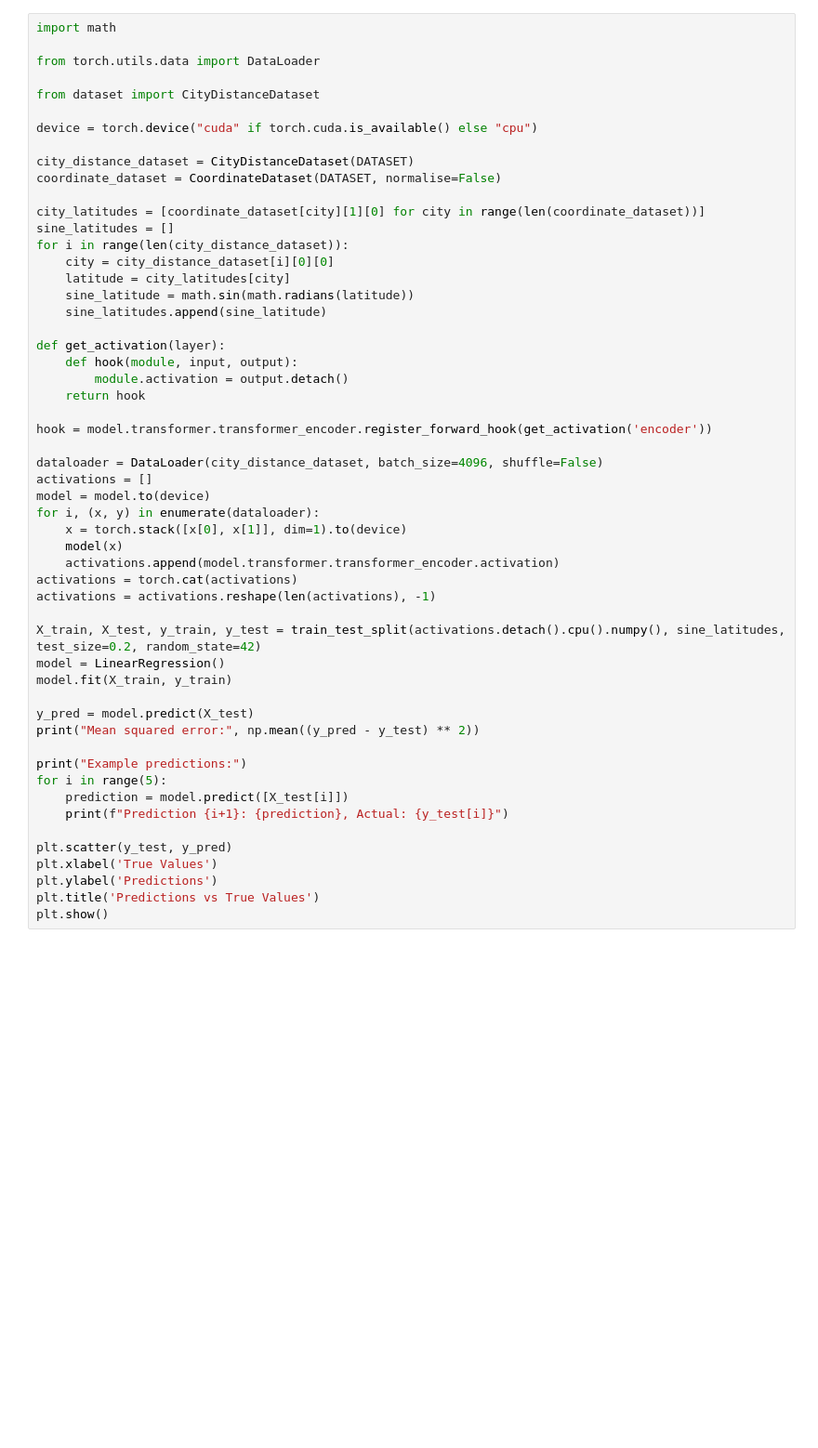
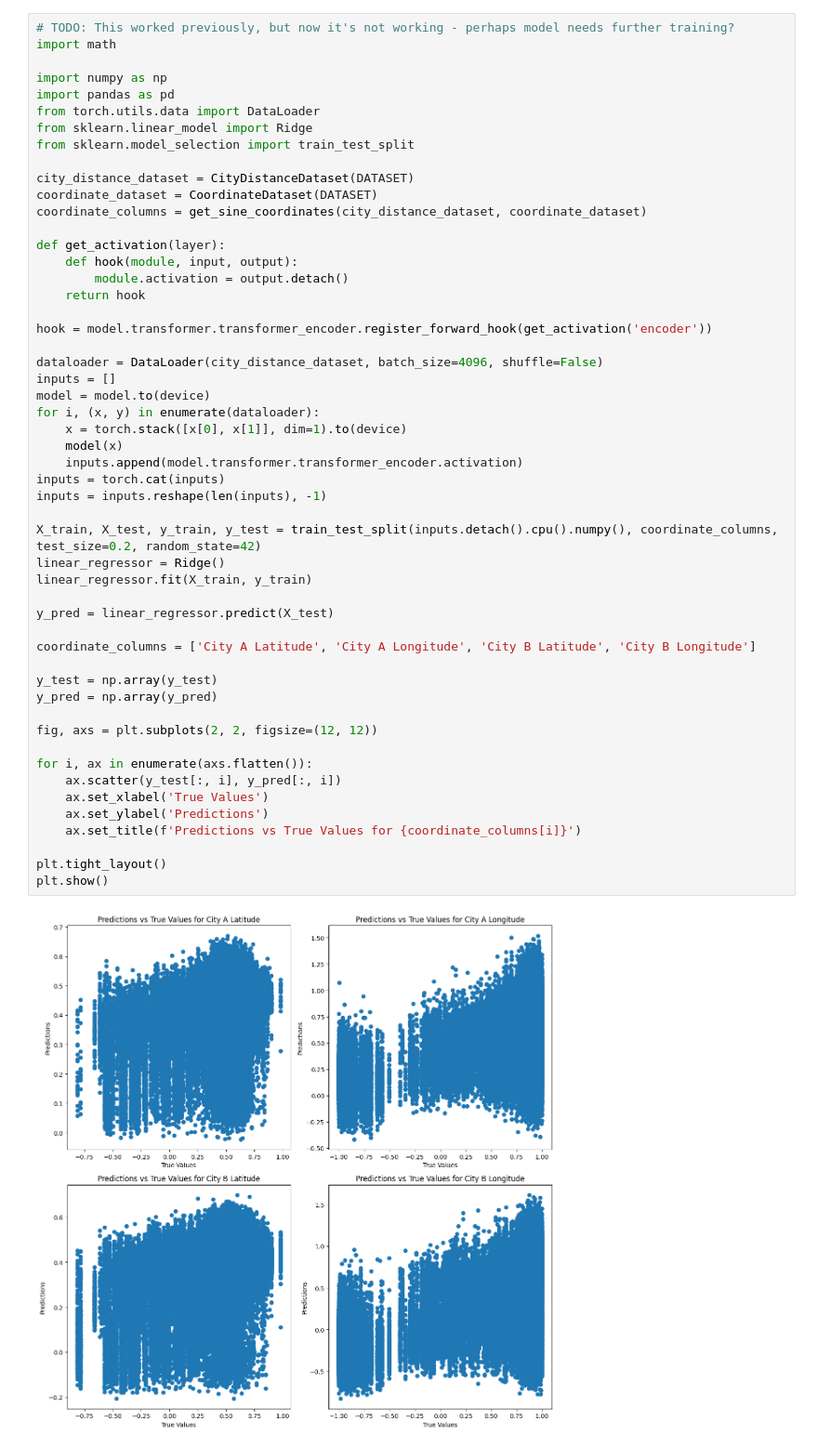
Before and after one commit to pleask/llm-geography, a Jupyter notebook: analysis.ipynb, the cells around one changed output. Shown at 93% size. Drawn from its saved outputs; the diff is of its cells as text; blank space fills up the shorter version.

```diff
--- a/analysis.ipynb
+++ b/analysis.ipynb
@@ -58,54 +236,54 @@ Prediction 5: [[9.507408  4.0705605]], Actual: (6.3333, 5.6222)
 # %%
+# TODO: This worked previously, but now it's not working - perhaps model needs further training?
 import math
 
+import numpy as np
+import pandas as pd
 from torch.utils.data import DataLoader
-
-from dataset import CityDistanceDataset
-
-device = torch.device("cuda" if torch.cuda.is_available() else "cpu")
+from sklearn.linear_model import Ridge
+from sklearn.model_selection import train_test_split
 
 city_distance_dataset = CityDistanceDataset(DATASET)
-coordinate_dataset = CoordinateDataset(DATASET, normalise=False)
-
-city_latitudes = [coordinate_dataset[city][1][0] for city in range(len(coordinate_dataset))]
-sine_latitudes = []
-for i in range(len(city_distance_dataset)):
-    city = city_distance_dataset[i][0][0]
-    latitude = city_latitudes[city]
-    sine_latitude = math.sin(math.radians(latitude))
-    sine_latitudes.append(sine_latitude)
+coordinate_dataset = CoordinateDataset(DATASET)
+coordinate_columns = get_sine_coordinates(city_distance_dataset, coordinate_dataset)
 
 def get_activation(layer):
     def hook(module, input, output):
         module.activation = output.detach()
     return hook
 
 hook = model.transformer.transformer_encoder.register_forward_hook(get_activation('encoder'))
 
 dataloader = DataLoader(city_distance_dataset, batch_size=4096, shuffle=False)
-activations = []
+inputs = []
 model = model.to(device)
 for i, (x, y) in enumerate(dataloader):
     x = torch.stack([x[0], x[1]], dim=1).to(device)
     model(x)
-    activations.append(model.transformer.transformer_encoder.activation)
-activations = torch.cat(activations)
-activations = activations.reshape(len(activations), -1)
+    inputs.append(model.transformer.transformer_encoder.activation)
+inputs = torch.cat(inputs)
+inputs = inputs.reshape(len(inputs), -1)
 
-X_train, X_test, y_train, y_test = train_test_split(activations.detach().cpu().numpy(), sine_latitudes, test_size=0.2, random_state=42)
-model = LinearRegression()
-model.fit(X_train, y_train)
+X_train, X_test, y_train, y_test = train_test_split(inputs.detach().cpu().numpy(), coordinate_columns, test_size=0.2, random_state=42)
+linear_regressor = Ridge()
+linear_regressor.fit(X_train, y_train)
 
-y_pred = model.predict(X_test)
-print("Mean squared error:", np.mean((y_pred - y_test) ** 2))
+y_pred = linear_regressor.predict(X_test)
 
-print("Example predictions:")
-for i in range(5):
-    prediction = model.predict([X_test[i]])
-    print(f"Prediction {i+1}: {prediction}, Actual: {y_test[i]}")
+coordinate_columns = ['City A Latitude', 'City A Longitude', 'City B Latitude', 'City B Longitude']
 
-plt.scatter(y_test, y_pred)
-plt.xlabel('True Values')
-plt.ylabel('Predictions')
-plt.title('Predictions vs True Values')
+y_test = np.array(y_test)
+y_pred = np.array(y_pred)
+
+fig, axs = plt.subplots(2, 2, figsize=(12, 12))
+
+for i, ax in enumerate(axs.flatten()):
+    ax.scatter(y_test[:, i], y_pred[:, i])
+    ax.set_xlabel('True Values')
+    ax.set_ylabel('Predictions')
+    ax.set_title(f'Predictions vs True Values for {coordinate_columns[i]}')
+
+plt.tight_layout()
 plt.show()
+# %% [output]
+[figure, added]
```
Also changed, not shown: parts of 21 cells of this notebook, 7 other files.
